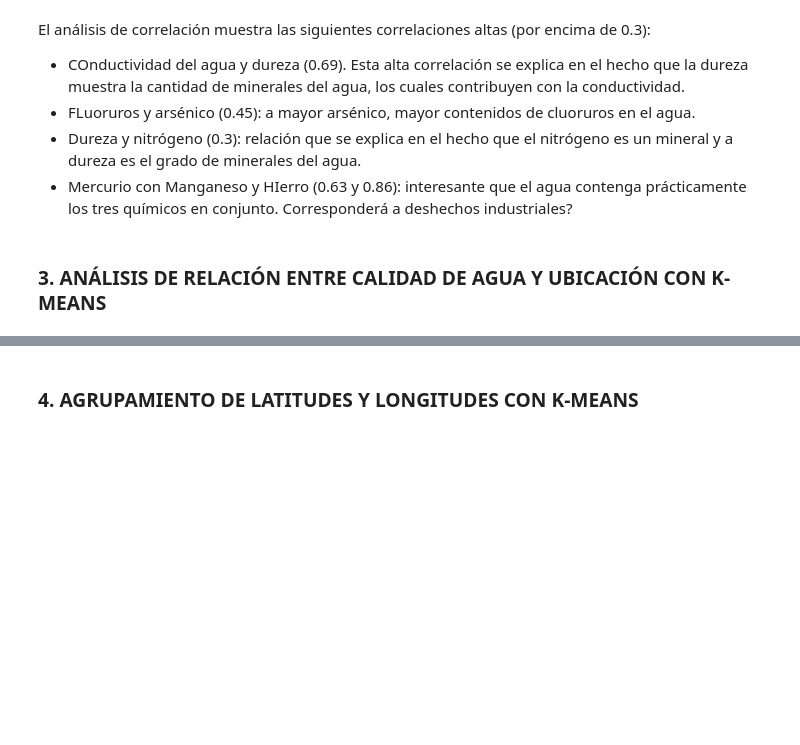
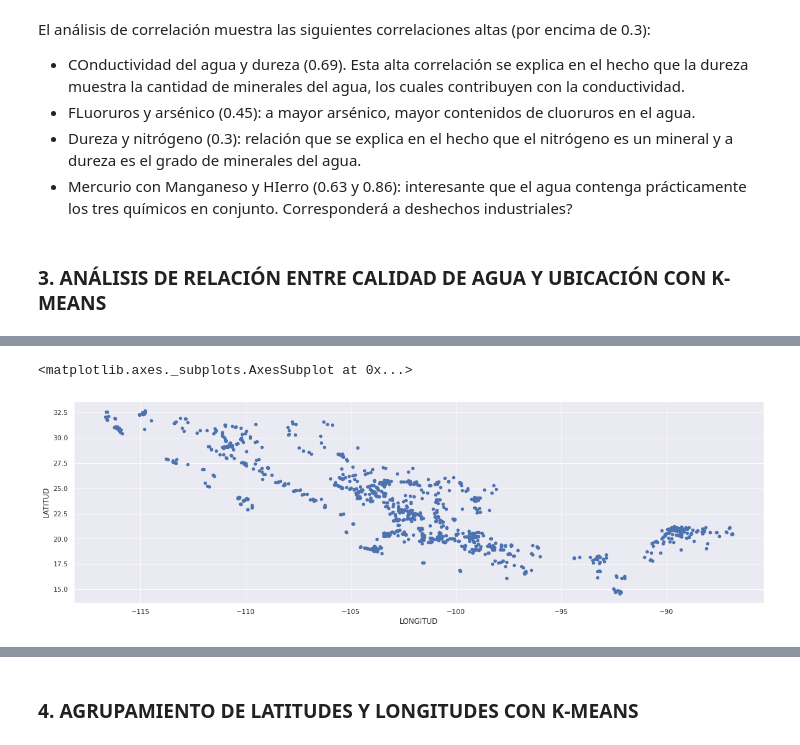
Before and after one commit to PosgradoMNA/actividades-del-proyecto-equipo-149, a Jupyter notebook: Reto_P1_AguasSubterraneas_Equipo149.ipynb, the cells around one changed output, grey strips where cells are left out. Drawn from its saved outputs; the diff is of its cells as text; code cells hidden in the pictures; blank space fills up the shorter version.

```diff
--- a/Reto_P1_AguasSubterraneas_Equipo149.ipynb
+++ b/Reto_P1_AguasSubterraneas_Equipo149.ipynb
@@ -482,3 +523,12 @@ El análisis de correlación muestra las siguientes correlaciones altas (por enc
   - Mercurio con Manganeso y HIerro (0.63 y 0.86): interesante que el agua contenga prácticamente los tres químicos en conjunto. Corresponderá a deshechos industriales?
 # %% [markdown]
 ### 3. ANÁLISIS DE RELACIÓN ENTRE CALIDAD DE AGUA Y UBICACIÓN CON K-MEANS
+# %%
+# Filtramos los lugares relacionados a la ubicación
+
+dfsub3 = dfsub2[['LATITUD','LONGITUD']]
+# %%
+# Visualizamos estoy lugares en un mapa
+
+dfsub3.plot.scatter('LONGITUD','LATITUD')
+# %% [output]
@@ -484,0 +536,2 @@ El análisis de correlación muestra las siguientes correlaciones altas (por enc
+<matplotlib.axes._subplots.AxesSubplot at 0x...>
+[figure, added]
```
Also changed, not shown: parts of 20 cells of this notebook.
